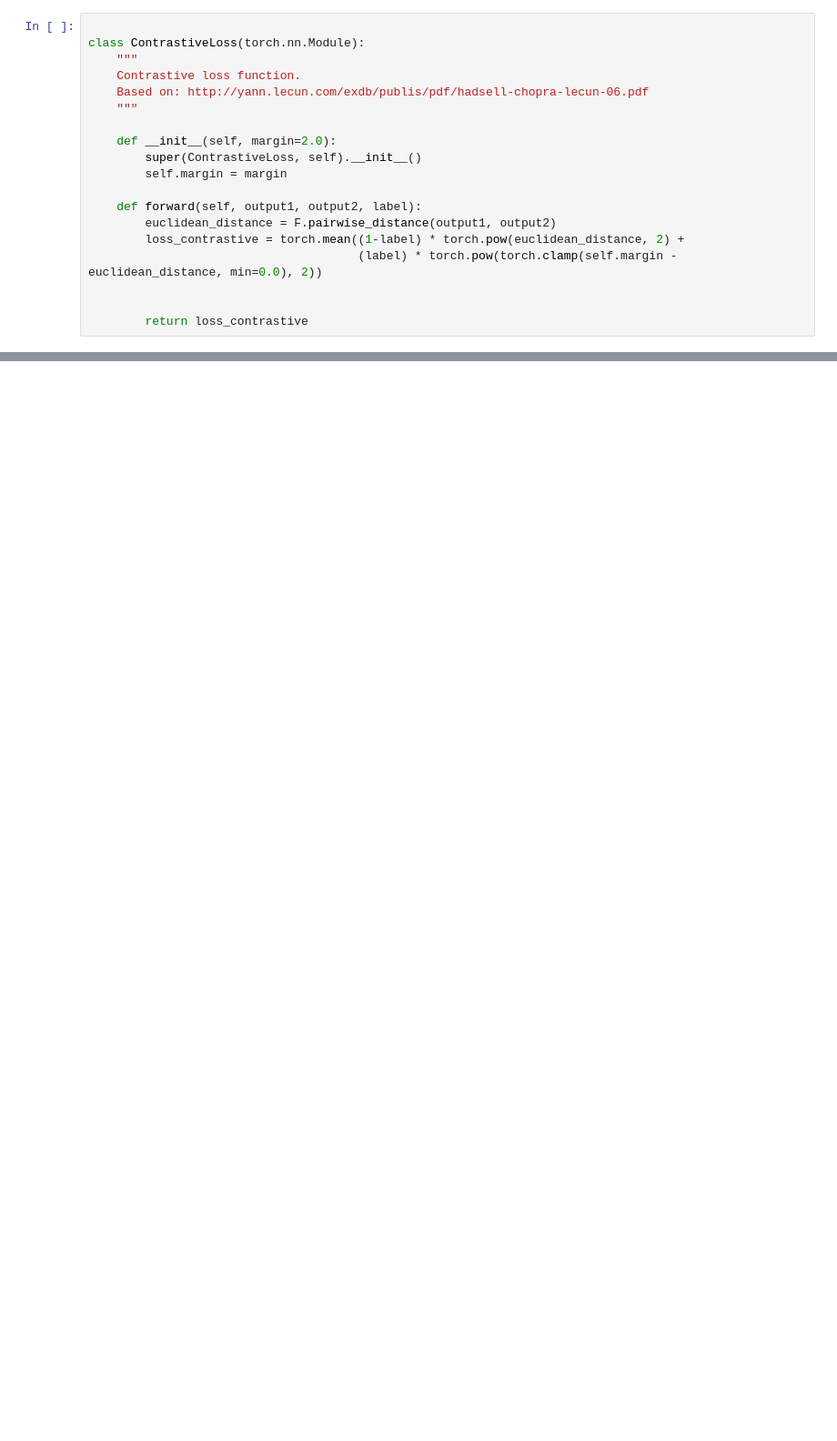
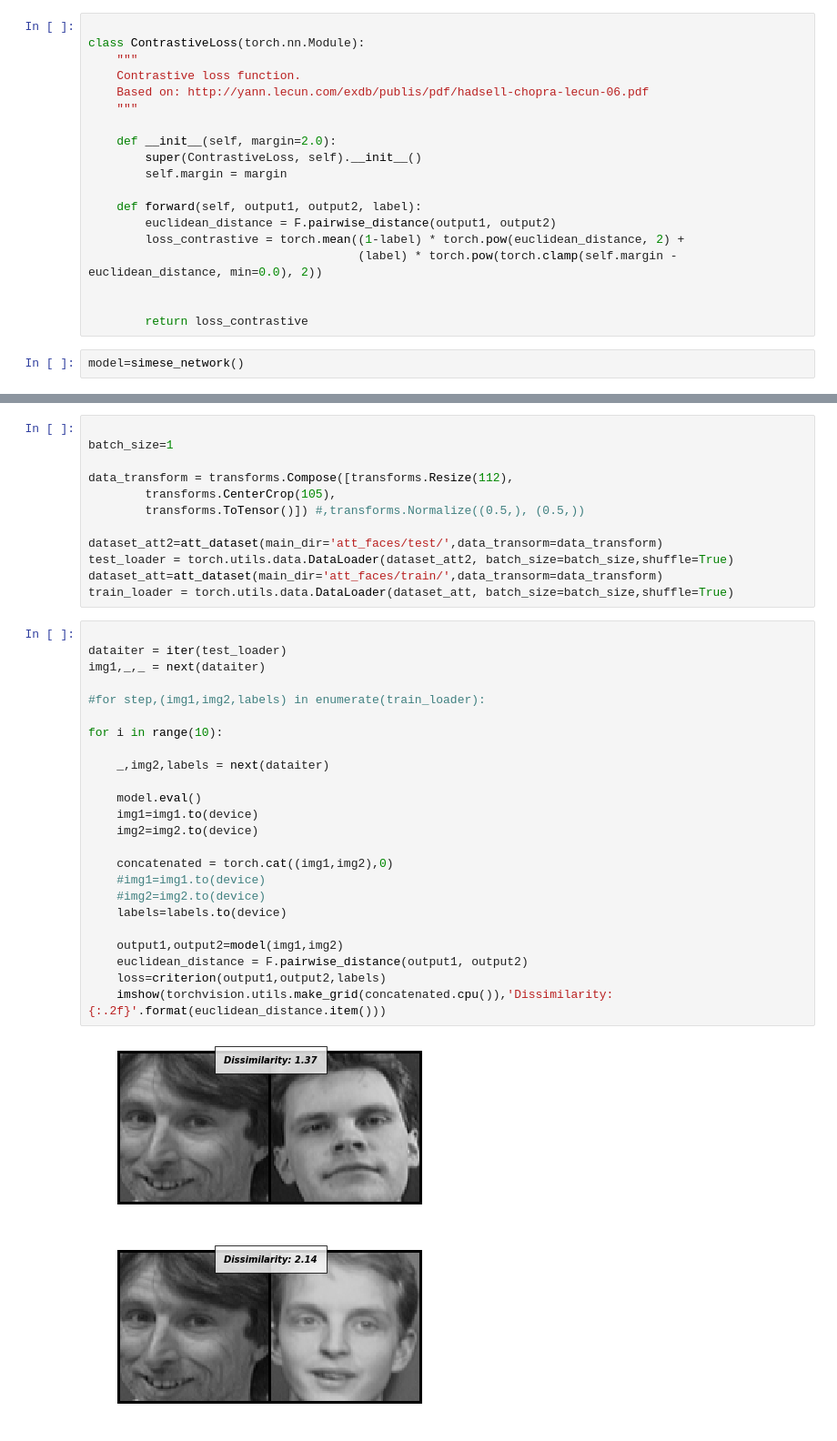
Before and after one commit to ania4data/PyTorch_projects, a Jupyter notebook: Siamese_network/siameye1.ipynb, the cells around one changed output, grey strips where cells are left out. Shown: that part at 91% size. Saved outputs shown, nothing was run; the diff lists cells and outputs as text; blank space fills up the shorter version.

```diff
--- a/Siamese_network/siameye1.ipynb
+++ b/Siamese_network/siameye1.ipynb
@@ -248,3 +295,5 @@ class ContrastiveLoss(torch.nn.Module):
 
 
         return loss_contrastive
+# %%
+model=simese_network()
@@ -250,0 +386,39 @@ class ContrastiveLoss(torch.nn.Module):
+# %%
+
+batch_size=1
+
+data_transform = transforms.Compose([transforms.Resize(112),
+        transforms.CenterCrop(105),
+        transforms.ToTensor()]) #,transforms.Normalize((0.5,), (0.5,))
+
+dataset_att2=att_dataset(main_dir='att_faces/test/',data_transorm=data_transform)
+test_loader = torch.utils.data.DataLoader(dataset_att2, batch_size=batch_size,shuffle=True)
+dataset_att=att_dataset(main_dir='att_faces/train/',data_transorm=data_transform)
+train_loader = torch.utils.data.DataLoader(dataset_att, batch_size=batch_size,shuffle=True)
+# %%
+
+dataiter = iter(test_loader)
+img1,_,_ = next(dataiter)
+
+#for step,(img1,img2,labels) in enumerate(train_loader):
+
+for i in range(10):
+
+    _,img2,labels = next(dataiter)
+
+    model.eval()
+    img1=img1.to(device)
+    img2=img2.to(device)
+
+    concatenated = torch.cat((img1,img2),0)
+    #img1=img1.to(device)
+    #img2=img2.to(device)
+    labels=labels.to(device)
+
+    output1,output2=model(img1,img2)
+    euclidean_distance = F.pairwise_distance(output1, output2)
+    loss=criterion(output1,output2,labels)
+    imshow(torchvision.utils.make_grid(concatenated.cpu()),'Dissimilarity: {:.2f}'.format(euclidean_distance.item()))
+# %% [output]
+[figure, added]
+[figure, added]
```
Also changed, not shown: parts of 15 cells of this notebook, 5 other files.
